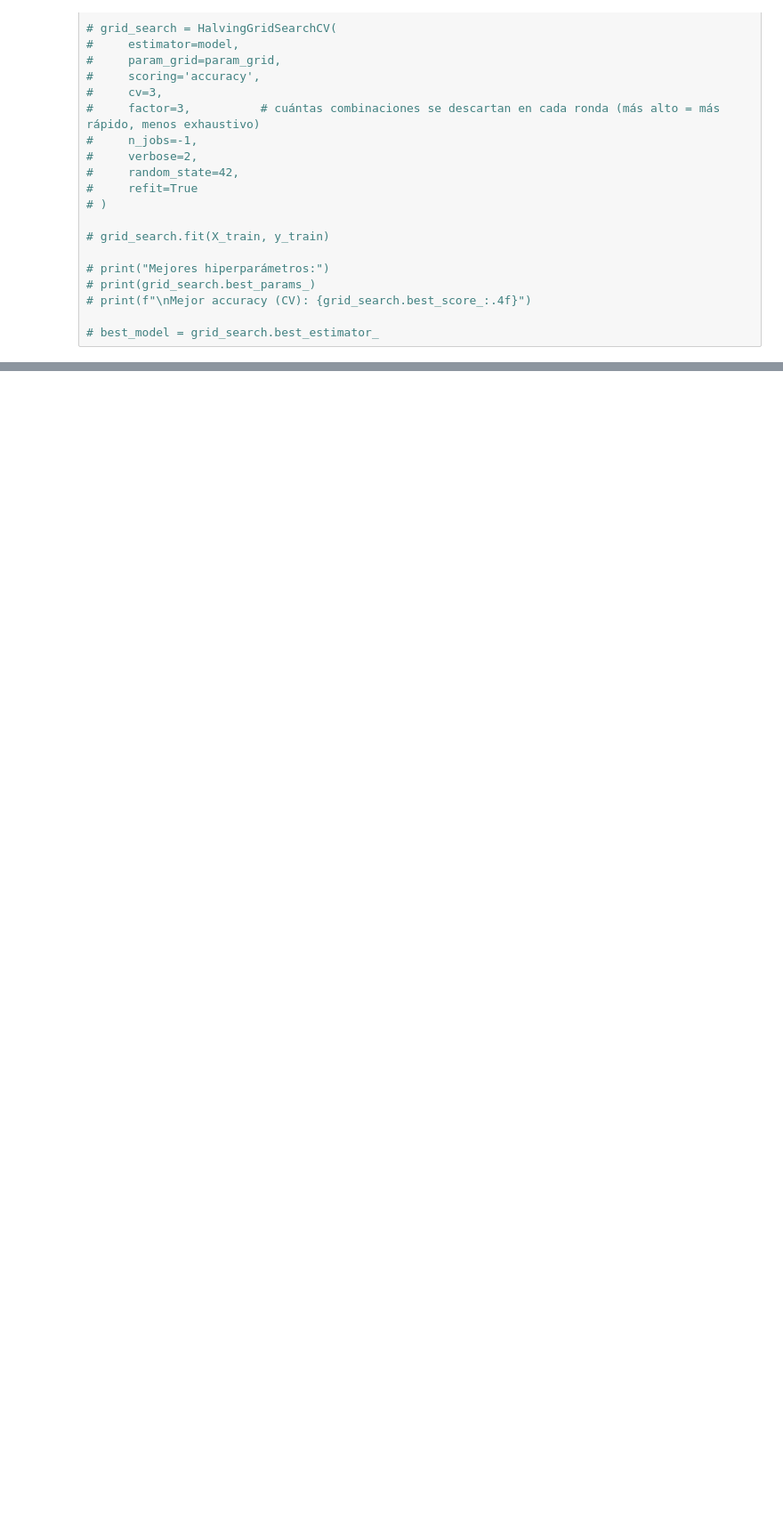
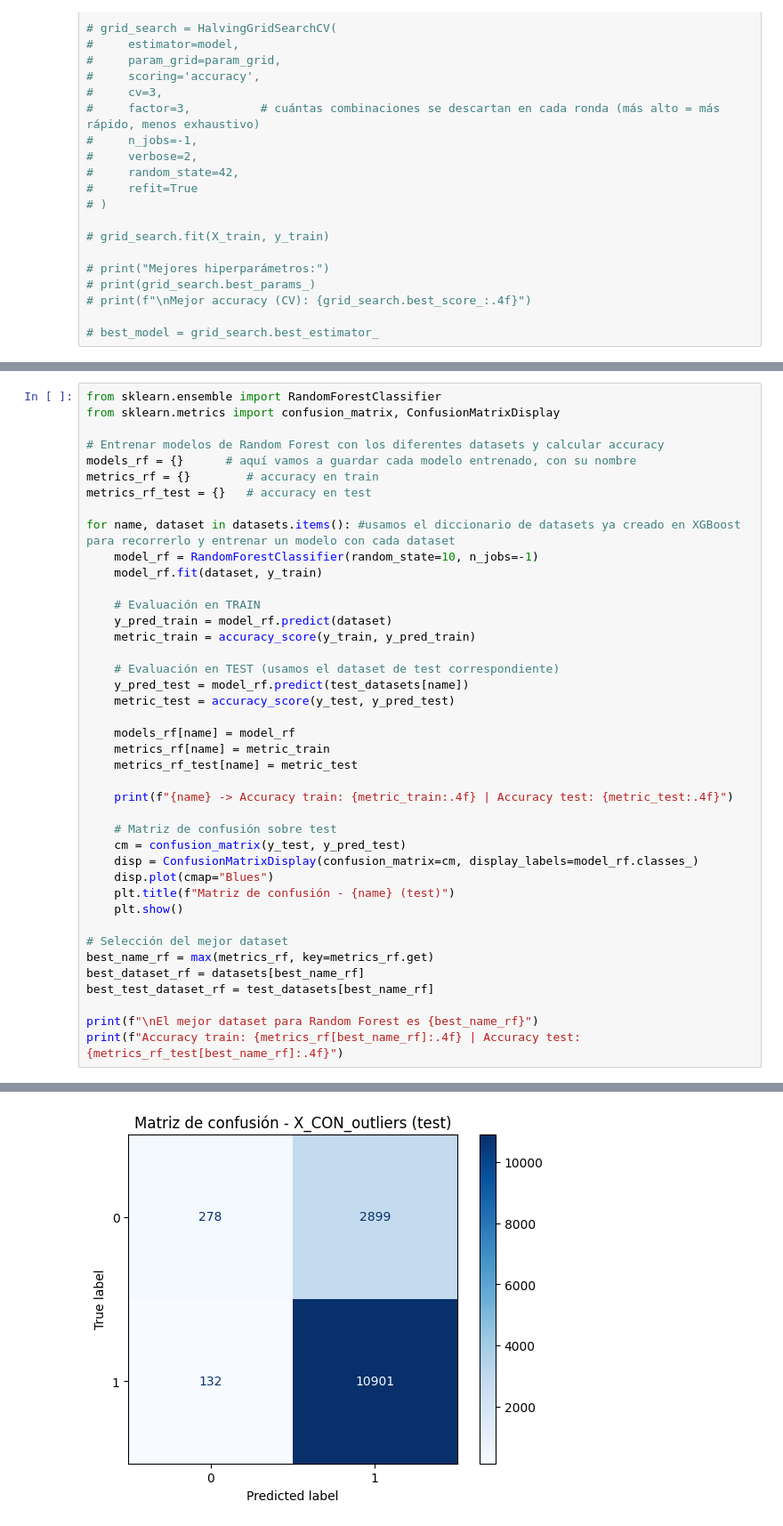
Before and after one commit to 4GeeksAcademy/ProyectoFinalDS_Churn_Pablo_Sahid, a Jupyter notebook: src/explore.ipynb, the cells around one changed output, grey strips where cells are left out. Shown at 89% size. Drawn from its saved outputs; the diff is of its cells as text; blank space fills up the shorter version.

Commit message:
Modelo Radom Forest

```diff
--- a/src/explore.ipynb
+++ b/src/explore.ipynb
@@ -1597,0 +1600,42 @@ En vez de un grid search vamos a usar la versión halving, que es más rápida y
+# %%
+from sklearn.ensemble import RandomForestClassifier
+from sklearn.metrics import confusion_matrix, ConfusionMatrixDisplay
+
+# Entrenar modelos de Random Forest con los diferentes datasets y calcular accuracy
+models_rf = {}      # aquí vamos a guardar cada modelo entrenado, con su nombre
+metrics_rf = {}        # accuracy en train
+metrics_rf_test = {}   # accuracy en test
+
+for name, dataset in datasets.items(): #usamos el diccionario de datasets ya creado en XGBoost para recorrerlo y entrenar un modelo con cada dataset
+    model_rf = RandomForestClassifier(random_state=10, n_jobs=-1)
+    model_rf.fit(dataset, y_train)
+
+    # Evaluación en TRAIN
+    y_pred_train = model_rf.predict(dataset)
+    metric_train = accuracy_score(y_train, y_pred_train)
+
+    # Evaluación en TEST (usamos el dataset de test correspondiente)
+    y_pred_test = model_rf.predict(test_datasets[name])
+    metric_test = accuracy_score(y_test, y_pred_test)
+
+    models_rf[name] = model_rf
+    metrics_rf[name] = metric_train
+    metrics_rf_test[name] = metric_test
+
+    print(f"{name} -> Accuracy train: {metric_train:.4f} | Accuracy test: {metric_test:.4f}")
+
+    # Matriz de confusión sobre test
+    cm = confusion_matrix(y_test, y_pred_test)
+    disp = ConfusionMatrixDisplay(confusion_matrix=cm, display_labels=model_rf.classes_)
+    disp.plot(cmap="Blues")
+    plt.title(f"Matriz de confusión - {name} (test)")
+    plt.show()
+
+# Selección del mejor dataset
+best_name_rf = max(metrics_rf, key=metrics_rf.get)
+best_dataset_rf = datasets[best_name_rf]
+best_test_dataset_rf = test_datasets[best_name_rf]
+
+print(f"\nEl mejor dataset para Random Forest es {best_name_rf}")
+print(f"Accuracy train: {metrics_rf[best_name_rf]:.4f} | Accuracy test: {metrics_rf_test[best_name_rf]:.4f}")
+# %% [output]
@@ -1597,0 +1643 @@ En vez de un grid search vamos a usar la versión halving, que es más rápida y
+[figure, added]
```
Also changed, not shown: parts of 9 cells of this notebook.
